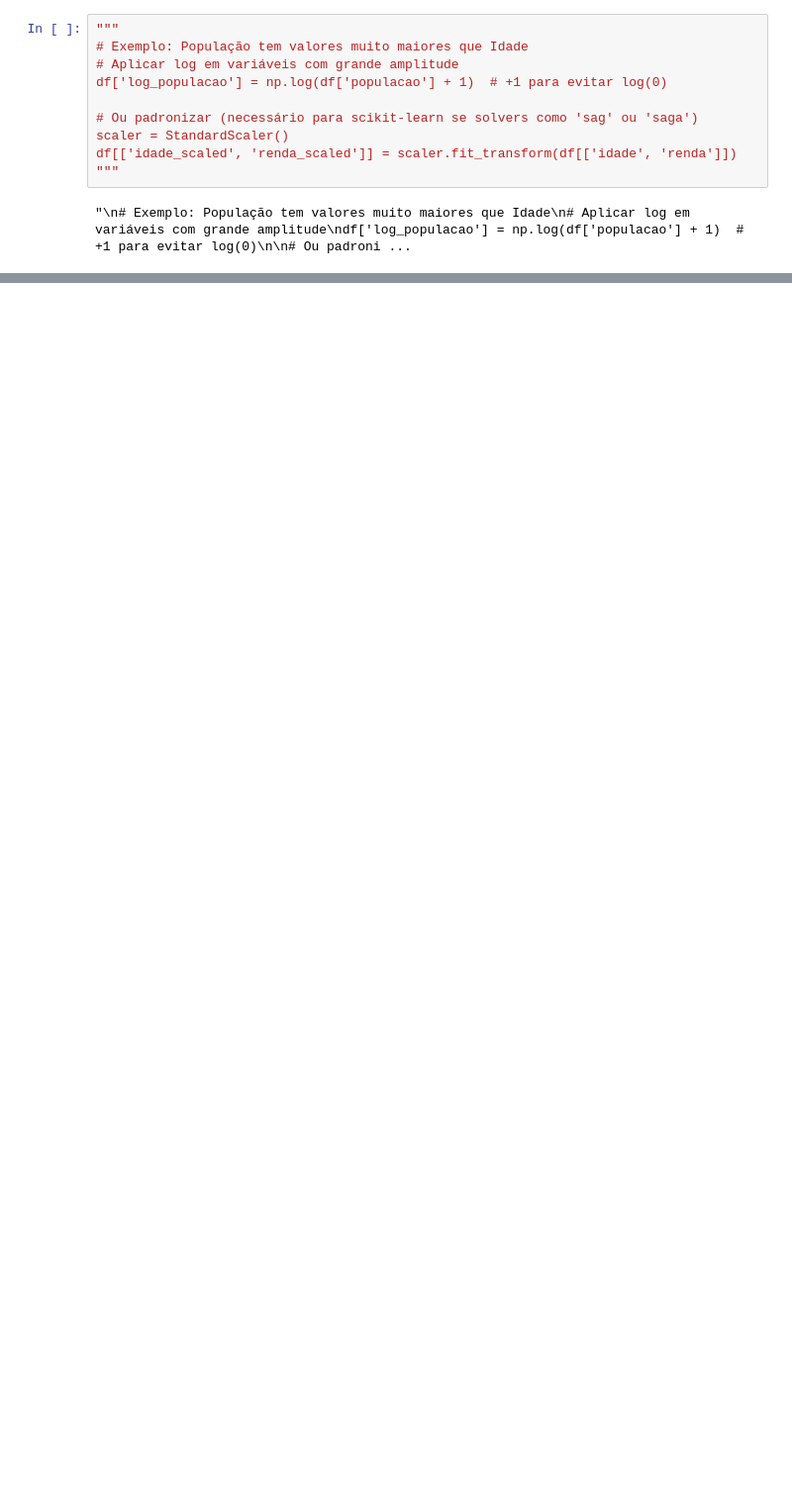
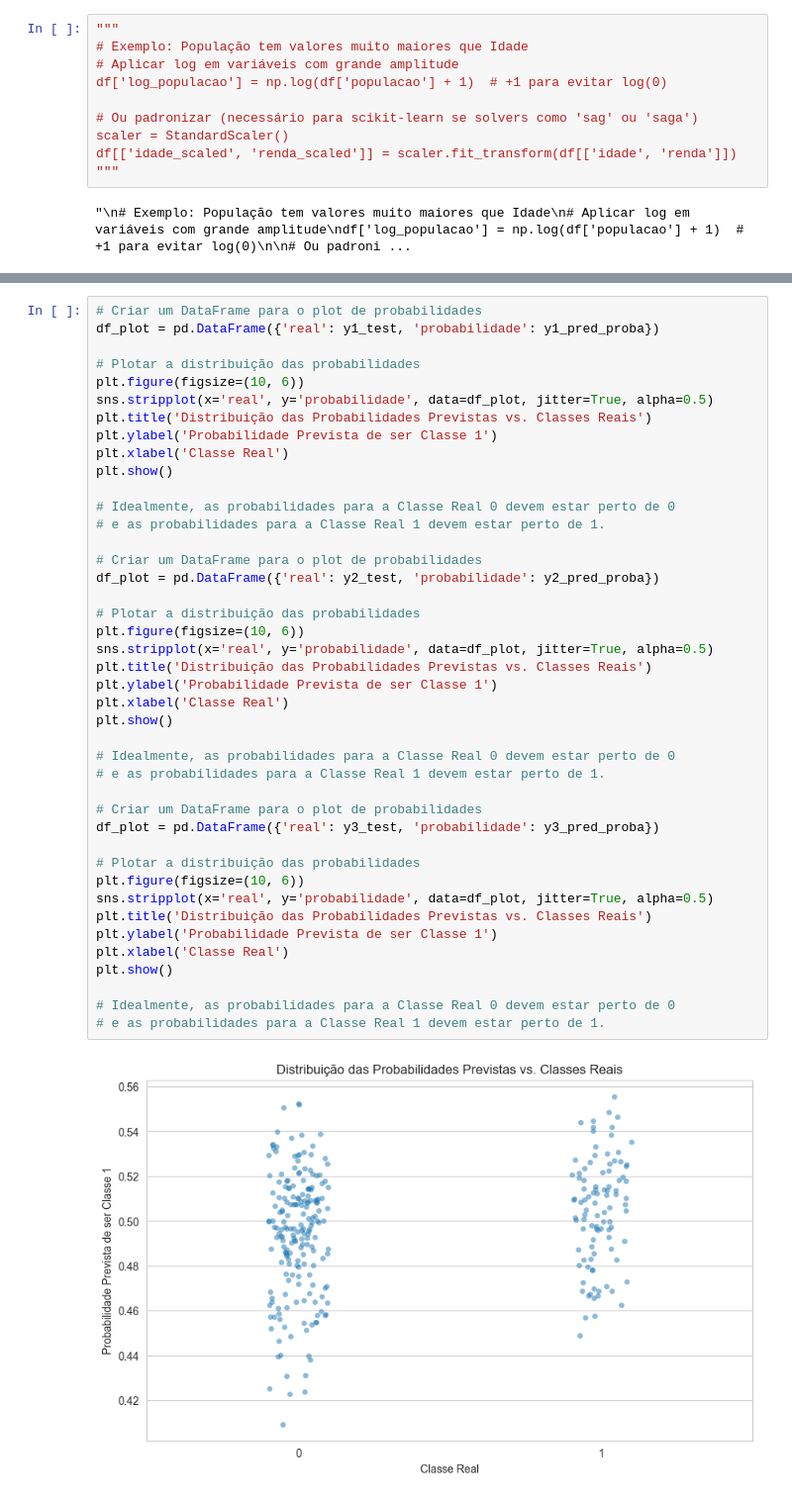
Before and after one commit to gabrielmarchesano/data-analysis-mqam, a Jupyter notebook: reg-log.ipynb, the cells around one changed output, grey strips where cells are left out. Shown at 99% size. Drawn from its saved outputs; the diff is of its cells as text; blank space fills up the shorter version.

```diff
--- a/reg-log.ipynb
+++ b/reg-log.ipynb
@@ -426,0 +598,44 @@ weighted avg       0.61      0.58      0.59       113
+# %%
+# Criar um DataFrame para o plot de probabilidades
+df_plot = pd.DataFrame({'real': y1_test, 'probabilidade': y1_pred_proba})
+
+# Plotar a distribuição das probabilidades
+plt.figure(figsize=(10, 6))
+sns.stripplot(x='real', y='probabilidade', data=df_plot, jitter=True, alpha=0.5)
+plt.title('Distribuição das Probabilidades Previstas vs. Classes Reais')
+plt.ylabel('Probabilidade Prevista de ser Classe 1')
+plt.xlabel('Classe Real')
+plt.show()
+
+# Idealmente, as probabilidades para a Classe Real 0 devem estar perto de 0
+# e as probabilidades para a Classe Real 1 devem estar perto de 1.
+
+# Criar um DataFrame para o plot de probabilidades
+df_plot = pd.DataFrame({'real': y2_test, 'probabilidade': y2_pred_proba})
+
+# Plotar a distribuição das probabilidades
+plt.figure(figsize=(10, 6))
+sns.stripplot(x='real', y='probabilidade', data=df_plot, jitter=True, alpha=0.5)
+plt.title('Distribuição das Probabilidades Previstas vs. Classes Reais')
+plt.ylabel('Probabilidade Prevista de ser Classe 1')
+plt.xlabel('Classe Real')
+plt.show()
+
+# Idealmente, as probabilidades para a Classe Real 0 devem estar perto de 0
+# e as probabilidades para a Classe Real 1 devem estar perto de 1.
+
+# Criar um DataFrame para o plot de probabilidades
+df_plot = pd.DataFrame({'real': y3_test, 'probabilidade': y3_pred_proba})
+
+# Plotar a distribuição das probabilidades
+plt.figure(figsize=(10, 6))
+sns.stripplot(x='real', y='probabilidade', data=df_plot, jitter=True, alpha=0.5)
+plt.title('Distribuição das Probabilidades Previstas vs. Classes Reais')
+plt.ylabel('Probabilidade Prevista de ser Classe 1')
+plt.xlabel('Classe Real')
+plt.show()
+
+# Idealmente, as probabilidades para a Classe Real 0 devem estar perto de 0
+# e as probabilidades para a Classe Real 1 devem estar perto de 1.
+# %% [output]
+[figure, added]
```
Also changed, not shown: parts of 31 cells of this notebook.
